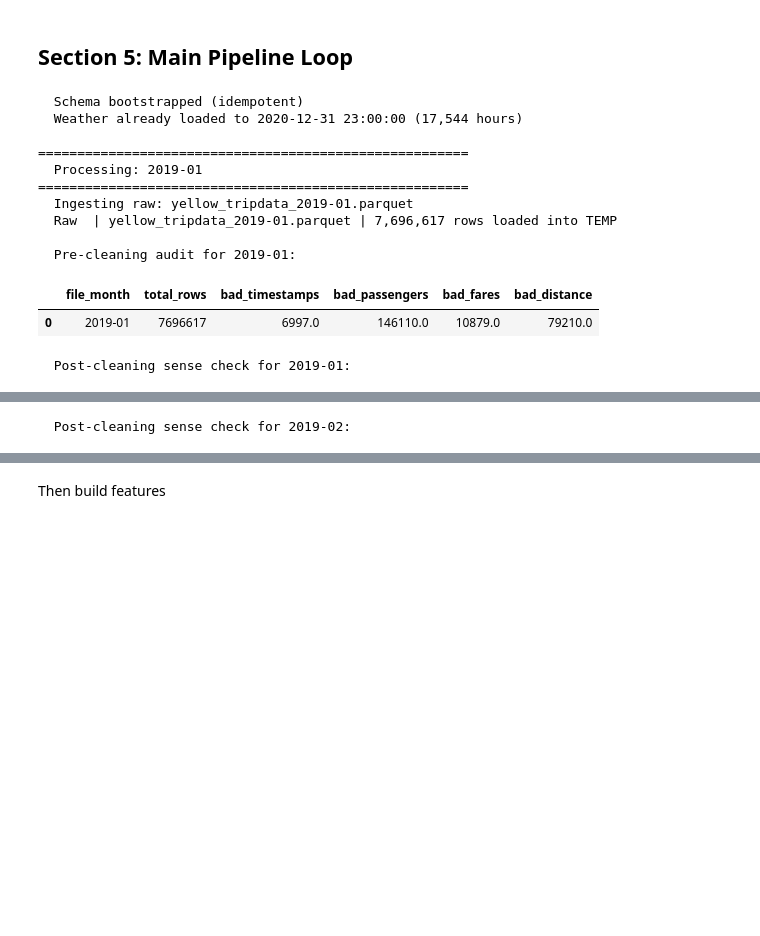
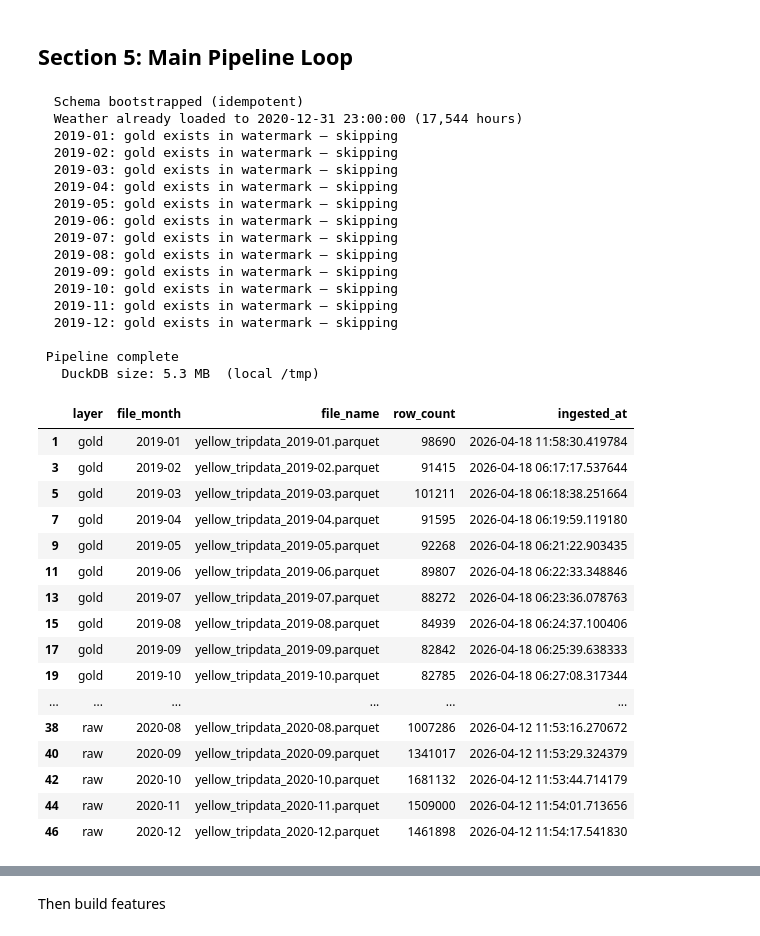
Before and after one commit to aislam2346/aislam, a Jupyter notebook: NYC_Taxi_Pipeline_Clean_v2.ipynb, the cells around one changed output, grey strips where cells are left out. Cells and saved outputs as stored; diff of their text form; code cells hidden in the pictures; blank space fills up the shorter version.

```diff
--- a/NYC_Taxi_Pipeline_Clean_v2.ipynb
+++ b/NYC_Taxi_Pipeline_Clean_v2.ipynb
@@ -581,7 +741,6 @@ def build_gold(con, file_month, zone_lookup_path=None):
             s.PULocationID,
             z.borough,
             z.zone,
-            --s.payment_type, # We already have perentages instead of payment type
             COUNT(*)                                                AS trip_count,
             -- Payment mix: card share (payment_type=1) shifts post-COVID
             ROUND(AVG(CASE WHEN s.payment_type = 1
@@ -608,15 +767,16 @@ def build_gold(con, file_month, zone_lookup_path=None):
                ON DATE_TRUNC('hour', s.tpep_pickup_datetime) = w.weather_ts
         WHERE s.file_month = '{file_month}'
           AND z.borough NOT IN ('EWR', 'Unknown')
-        GROUP BY
-            DATE_TRUNC('hour', s.tpep_pickup_datetime),
-            s.file_month, s.PULocationID, z.borough, z.zone,s.payment_type,
-            HOUR(s.tpep_pickup_datetime),
-            DAYOFWEEK(s.tpep_pickup_datetime),
-            DAYOFWEEK(s.tpep_pickup_datetime) IN (0, 6),
-            w.temperature_2m, w.precipitation, w.snowfall,
-            w.windspeed_10m, w.weathercode,
-            w.is_snowing, w.is_raining, w.is_extreme_weather
+        GROUP BY 1, 2, 3, 4, 5,
+                HOUR(s.tpep_pickup_datetime),
+                DAYOFWEEK(s.tpep_pickup_datetime),
+                DAYOFWEEK(s.tpep_pickup_datetime) IN (0, 6),
+                CASE WHEN CAST(DATE_TRUNC('hour', s.tpep_pickup_datetime) AS DATE)::VARCHAR
+                          IN (SELECT holiday_date FROM temp_holidays)
+                     THEN TRUE ELSE FALSE END,
+                w.temperature_2m, w.precipitation, w.snowfall,
+                w.windspeed_10m, w.weathercode, w.is_snowing,
+                w.is_raining, w.is_extreme_weather
     """)
 
     row_count = con.execute(
@@ -716,56 +1086,81 @@ con = get_connection()
 # %%
+# Make connection
 con = get_connection()
+# Define schema
 bootstrap_schema(con)
-
-# Fetch weather first — covers all months in one API call
+# Ingest weather data
 ingest_weather(con, start_date='2019-01-01', end_date='2020-12-31')
 
 PARQUET_DRIVE = PARQUET_DIR
 
+# For each month
 for month in MONTHS_TO_INGEST:
+
+    if is_already_processed(month):
+        print(f"  {month}: gold exists in watermark — skipping")
+        continue
+
     print(f"\n{'='*55}")
     print(f"  Processing: {month}")
     print(f"{'='*55}")
 
+    # Retrieve the file path of the parquet data
     parquet_path = PARQUET_DRIVE / f"yellow_tripdata_{month}.parquet"
 
+    # If it does not exist skip this step
     if not parquet_path.exists():
         print(f"  File not found: {parquet_path.name} — skipping")
         continue
 
     did_ingest = ingest_raw(con, parquet_path, month)
 
     if not did_ingest:
-        # Gold already exists for this month — nothing to do
         continue
 
     ingest_staging(con, month)
     build_gold(con, file_month=month, zone_lookup_path=str(ZONE_LOOKUP_PATH))
 
-    # ── Free memory: clear this month from raw + staging ─────────────────────
-    # Gold is now safely in parquet on Drive — no need to keep these in DuckDB
     con.execute("DELETE FROM raw_taxi_trips    WHERE file_month = ?", [month])
     con.execute("DELETE FROM staging_taxi_trips WHERE file_month = ?", [month])
     con.execute("CHECKPOINT")
     gc.collect()
     print(f"  Memory cleared for {month}")
 
 print("\n Pipeline complete")
 print(f"   DuckDB size: {os.path.getsize(DB_PATH)/1024/1024:.1f} MB  (local /tmp)")
-
-# Optional: view the full watermark log
 show_watermark()
 # %% [output]
   Schema bootstrapped (idempotent)
   Weather already loaded to 2020-12-31 23:00:00 (17,544 hours)
+  2019-01: gold exists in watermark — skipping
+  2019-02: gold exists in watermark — skipping
+  2019-03: gold exists in watermark — skipping
+  2019-04: gold exists in watermark — skipping
+  2019-05: gold exists in watermark — skipping
+  2019-06: gold exists in watermark — skipping
+  2019-07: gold exists in watermark — skipping
+  2019-08: gold exists in watermark — skipping
+  2019-09: gold exists in watermark — skipping
+  2019-10: gold exists in watermark — skipping
+  2019-11: gold exists in watermark — skipping
+  2019-12: gold exists in watermark — skipping
 
-=======================================================
-  Processing: 2019-01
-=======================================================
-  Ingesting raw: yellow_tripdata_2019-01.parquet
-  Raw  | yellow_tripdata_2019-01.parquet | 7,696,617 rows loaded into TEMP
-
-  Pre-cleaning audit for 2019-01:
+ Pipeline complete
+   DuckDB size: 5.3 MB  (local /tmp)
-|  | file_month | total_rows | bad_timestamps | bad_passengers | bad_fares | bad_distance |
-| 0 | 2019-01 | 7696617 | 6997.0 | 146110.0 | 10879.0 | 79210.0 |
+|  | layer | file_month | file_name | row_count | ingested_at |
+| 1 | gold | 2019-01 | yellow_tripdata_2019-01.parquet | 98690 | 2026-04-18 11:58:30.419784 |
+| 3 | gold | 2019-02 | yellow_tripdata_2019-02.parquet | 91415 | 2026-04-18 06:17:17.537644 |
+| 5 | gold | 2019-03 | yellow_tripdata_2019-03.parquet | 101211 | 2026-04-18 06:18:38.251664 |
+| 7 | gold | 2019-04 | yellow_tripdata_2019-04.parquet | 91595 | 2026-04-18 06:19:59.119180 |
+| 9 | gold | 2019-05 | yellow_tripdata_2019-05.parquet | 92268 | 2026-04-18 06:21:22.903435 |
+| 11 | gold | 2019-06 | yellow_tripdata_2019-06.parquet | 89807 | 2026-04-18 06:22:33.348846 |
+| 13 | gold | 2019-07 | yellow_tripdata_2019-07.parquet | 88272 | 2026-04-18 06:23:36.078763 |
+| 15 | gold | 2019-08 | yellow_tripdata_2019-08.parquet | 84939 | 2026-04-18 06:24:37.100406 |
+| 17 | gold | 2019-09 | yellow_tripdata_2019-09.parquet | 82842 | 2026-04-18 06:25:39.638333 |
+| 19 | gold | 2019-10 | yellow_tripdata_2019-10.parquet | 82785 | 2026-04-18 06:27:08.317344 |
+| ... | ... | ... | ... | ... | ... |
+| 38 | raw | 2020-08 | yellow_tripdata_2020-08.parquet | 1007286 | 2026-04-12 11:53:16.270672 |
+| 40 | raw | 2020-09 | yellow_tripdata_2020-09.parquet | 1341017 | 2026-04-12 11:53:29.324379 |
+| 42 | raw | 2020-10 | yellow_tripdata_2020-10.parquet | 1681132 | 2026-04-12 11:53:44.714179 |
+| 44 | raw | 2020-11 | yellow_tripdata_2020-11.parquet | 1509000 | 2026-04-12 11:54:01.713656 |
+| 46 | raw | 2020-12 | yellow_tripdata_2020-12.parquet | 1461898 | 2026-04-12 11:54:17.541830 |
-  Post-cleaning sense check for 2019-01:
@@ -790 +1166,0 @@ show_watermark()
-  Post-cleaning sense check for 2019-02:
```
Also changed, not shown: parts of 67 cells of this notebook.
